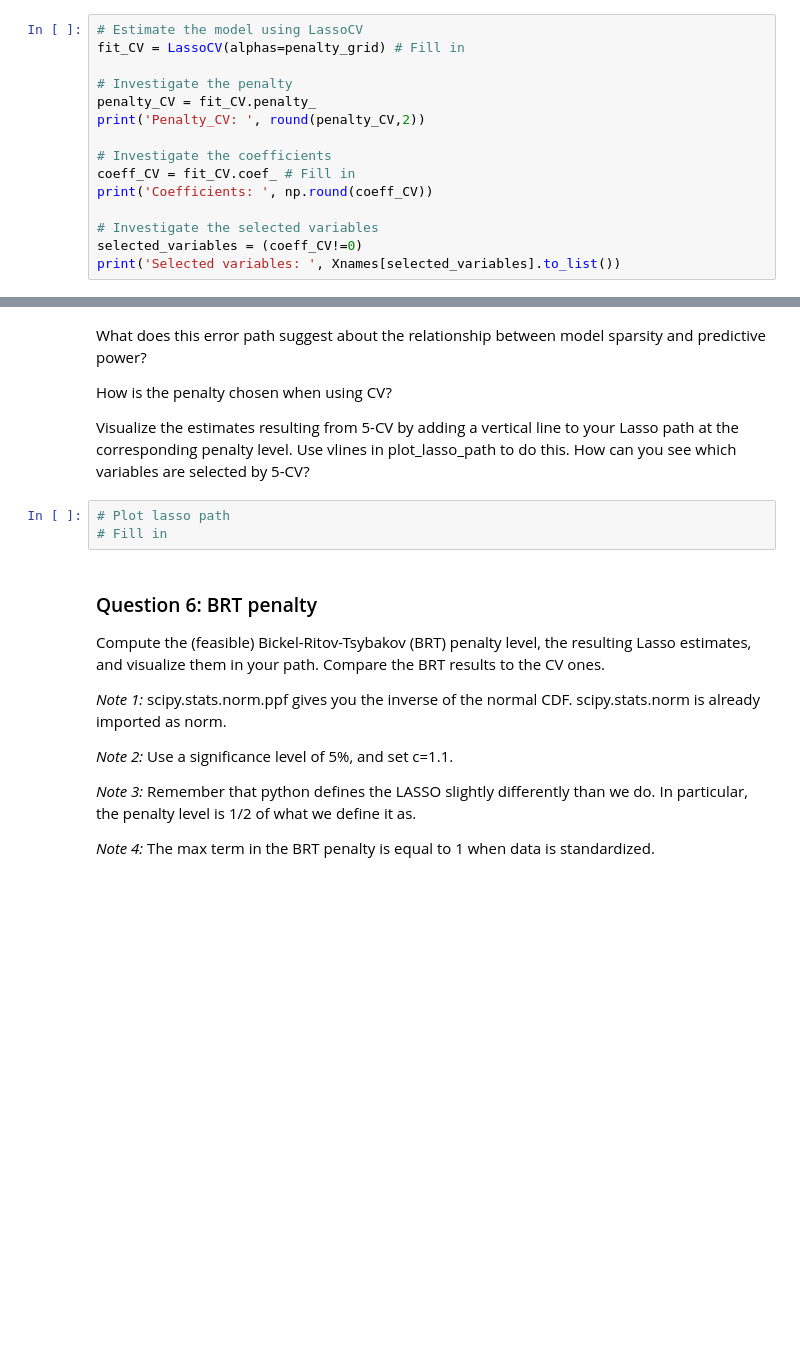
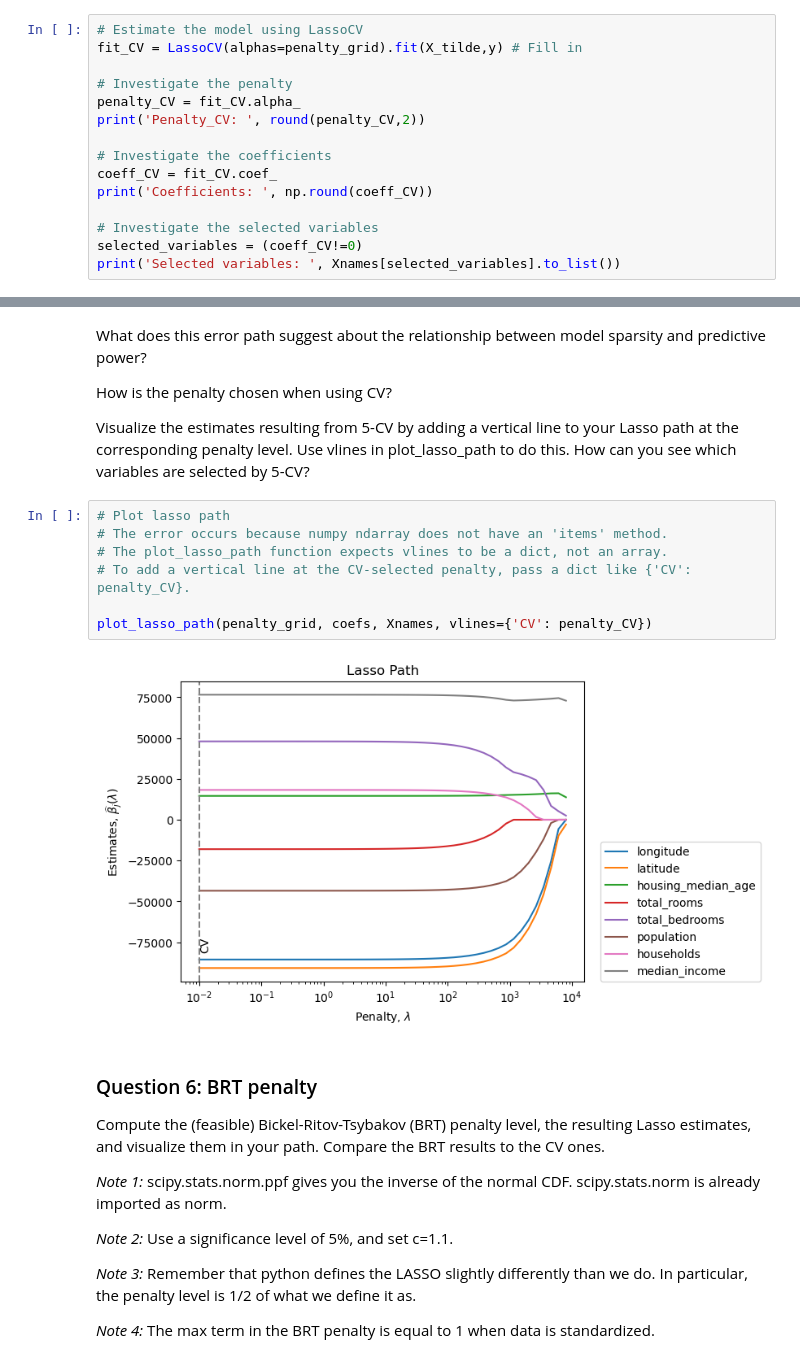
Before and after one commit to anl1313/AME_2025, a Jupyter notebook: Excercise classes/Class 4/w4_ex_ante_livia.ipynb, the cells around one changed output, grey strips where cells are left out. Drawn from its saved outputs; the diff is of its cells as text; blank space fills up the shorter version.

```diff
--- a/Excercise classes/Class 4/w4_ex_ante_livia.ipynb
+++ b/Excercise classes/Class 4/w4_ex_ante_livia.ipynb
@@ -222,14 +222,14 @@ Compute the penalty level and estimates implied by 5-fold cross-validation (5-CV
 *Note 2:* The argument "alphas" sets the grid of penalty levels that the 5-CV procedure will consider.
 # %%
 # Estimate the model using LassoCV
-fit_CV = LassoCV(alphas=penalty_grid) # Fill in
+fit_CV = LassoCV(alphas=penalty_grid).fit(X_tilde,y) # Fill in
 
 # Investigate the penalty
-penalty_CV = fit_CV.penalty_
+penalty_CV = fit_CV.alpha_
 print('Penalty_CV: ', round(penalty_CV,2))
 
 # Investigate the coefficients
-coeff_CV = fit_CV.coef_ # Fill in
+coeff_CV = fit_CV.coef_
 print('Coefficients: ', np.round(coeff_CV))
 
 # Investigate the selected variables
@@ -293,9 +297,15 @@ How is the penalty chosen when using CV?
 
 Visualize the estimates resulting from 5-CV by adding a vertical line
 to your Lasso path at the corresponding penalty level. Use vlines in plot_lasso_path to do this. How can you see which variables are selected by 5-CV?
-# %%
-# Plot lasso path
-# Fill in
+# %%
+# Plot lasso path
+# The error occurs because numpy ndarray does not have an 'items' method.
+# The plot_lasso_path function expects vlines to be a dict, not an array.
+# To add a vertical line at the CV-selected penalty, pass a dict like {'CV': penalty_CV}.
+
+plot_lasso_path(penalty_grid, coefs, Xnames, vlines={'CV': penalty_CV})
+# %% [output]
+[figure, added]
 # %% [markdown]
 ### Question 6: BRT penalty
 Compute the (feasible) Bickel-Ritov-Tsybakov (BRT) penalty level, the resulting Lasso estimates, and visualize them in your path. Compare the BRT results to the CV
```
Also changed, not shown: parts of 8 cells of this notebook.
